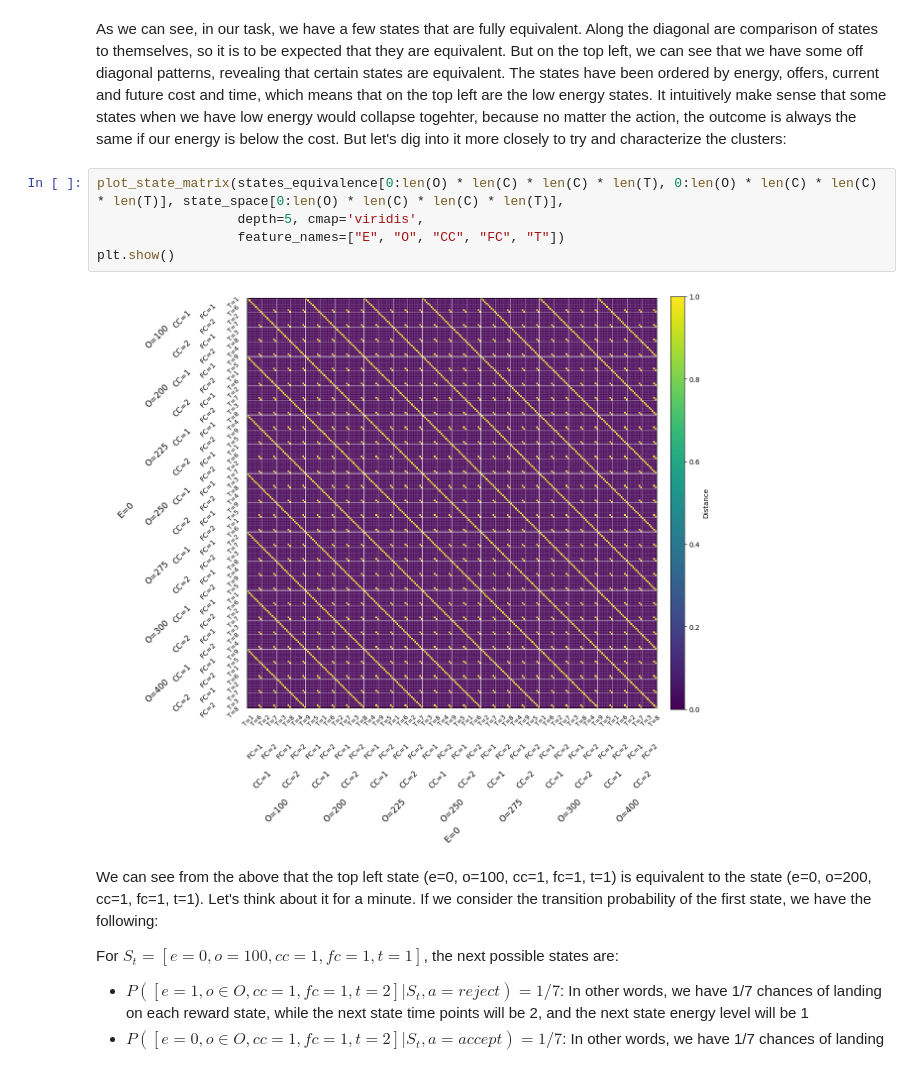
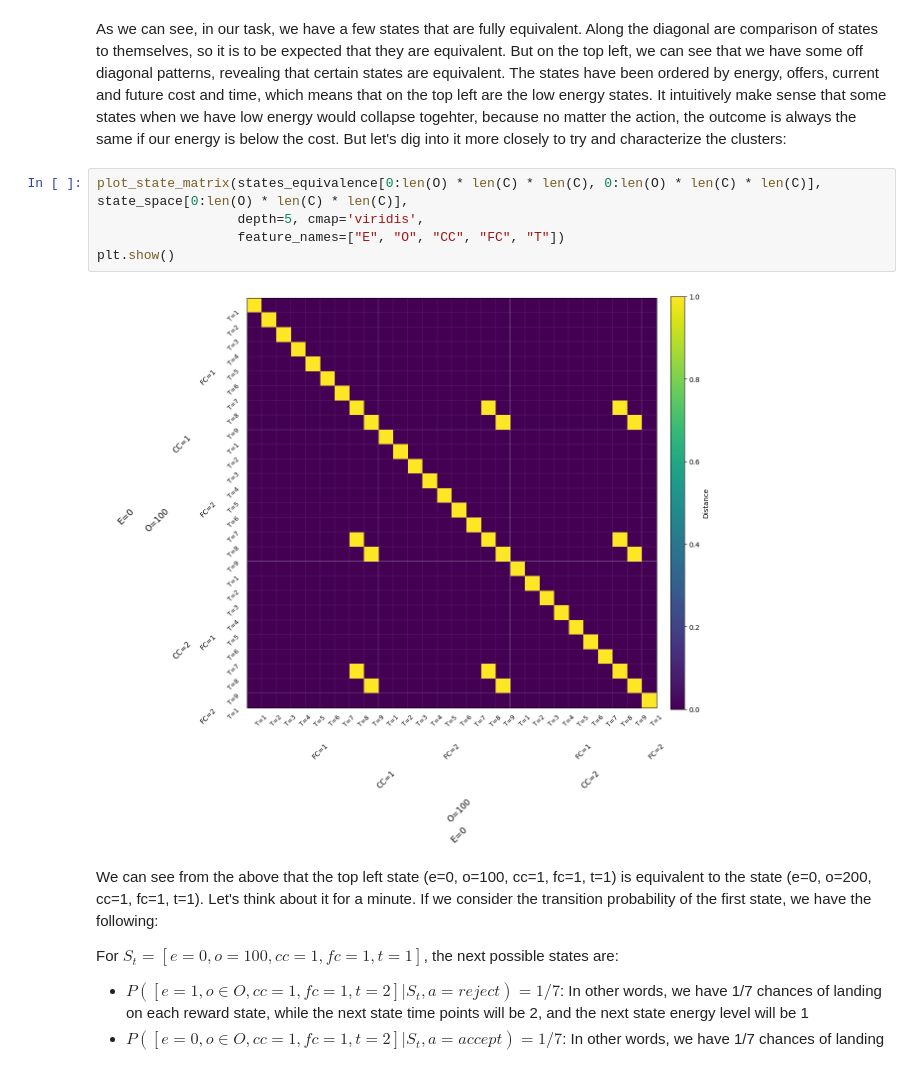
Before and after one commit to AlexLepauvre/state-abstraction, a Jupyter notebook: state_abstraction.ipynb, the cells around one changed output. Drawn from its saved outputs; the diff is of its cells as text.

```diff
--- a/state_abstraction.ipynb
+++ b/state_abstraction.ipynb
@@ -180,12 +180,12 @@ plt.show()
 # %% [markdown]
 As we can see, in our task, we have a few states that are fully equivalent. Along the diagonal are comparison of states to themselves, so it is to be expected that they are equivalent. But on the top left, we can see that we have some off diagonal patterns, revealing that certain states are equivalent. The states have been ordered by energy, offers, current and future cost and time, which means that on the top left are the low energy states. It intuitively make sense that some states when we have low energy would collapse togehter, because no matter the action, the outcome is always the same if our energy is below the cost. But let's dig into it more closely to try and characterize the clusters:
 # %%
-plot_state_matrix(states_equivalence[0:len(O) * len(C) * len(C) * len(T), 0:len(O) * len(C) * len(C) * len(T)], state_space[0:len(O) * len(C) * len(C) * len(T)],
+plot_state_matrix(states_equivalence[0:len(O) * len(C) * len(C), 0:len(O) * len(C) * len(C)], state_space[0:len(O) * len(C) * len(C)],
                   depth=5, cmap='viridis',
                   feature_names=["E", "O", "CC", "FC", "T"])
 plt.show()
 # %% [output]
-[figure, old version]
+[figure, new version]
 # %% [markdown]
 We can see from the above that the top left state (e=0, o=100, cc=1, fc=1, t=1) is equivalent to the state (e=0, o=200, cc=1, fc=1, t=1). Let's think about it for a minute. If we consider the transition probability of the first state, we have the following:
 
```
Also changed, not shown: parts of 3 cells of this notebook, 2 other files.
